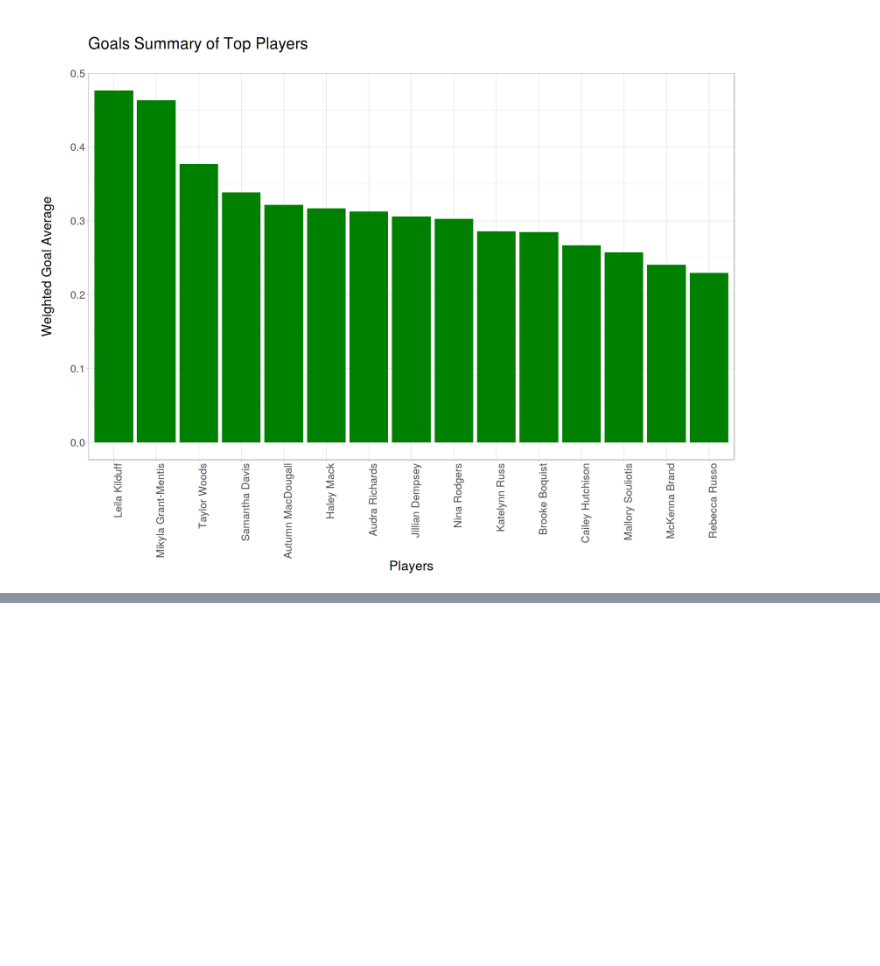
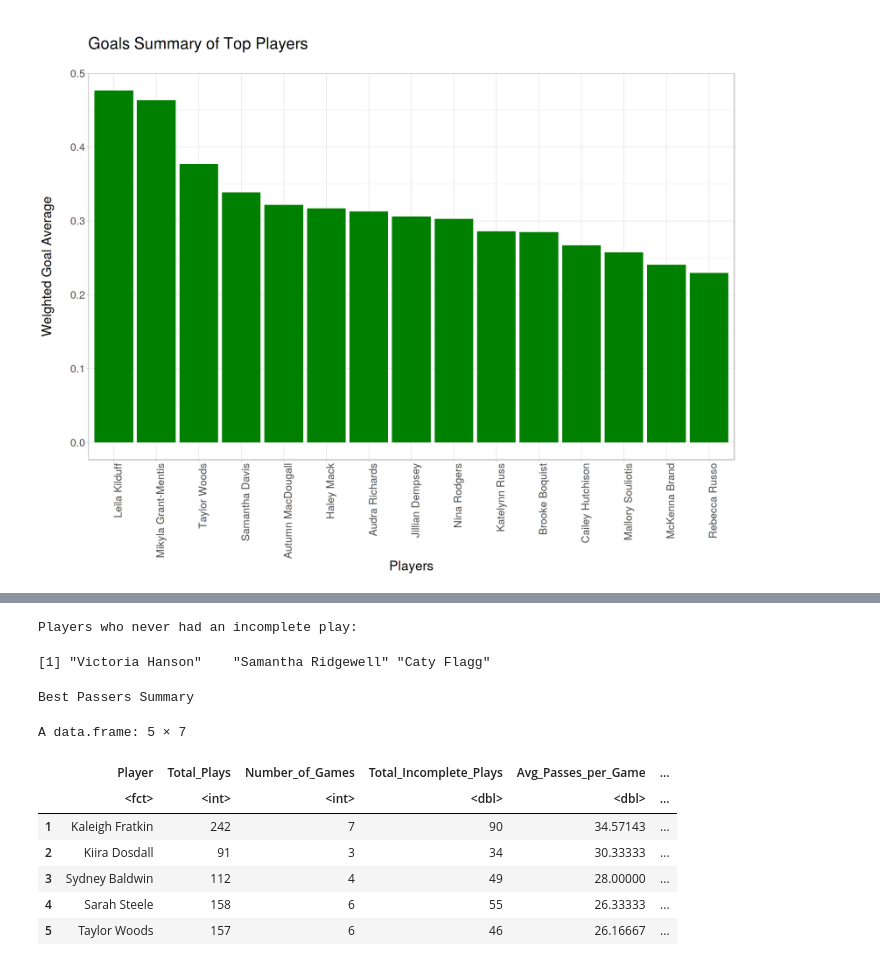
Before and after one commit to Harithap13/Rotman-Summer-NHWL-Datathon, a Jupyter notebook: rsd-nhwl-understanding-data.ipynb, the cells around one changed output, grey strips where cells are left out. Drawn from its saved outputs; the diff is of its cells as text; code cells hidden in the pictures; blank space fills up the shorter version.

```diff
--- a/rsd-nhwl-understanding-data.ipynb
+++ b/rsd-nhwl-understanding-data.ipynb
@@ -496,0 +519,79 @@ print(output)
+# %%
+# Getting the best Passers
+
+# Average Plays:
+# 1. Plays per Game
+# 2. Plays per (Total Plays - successful and unsuccessful)
+# 3. Weighted average of the 1. and 2.
+
+
+## Player wise grouping for the 7 days league:
+
+# Total passes scored
+total_plays_df <- play_df %>%
+                    group_by(Player) %>%
+                    count(Event, sort=TRUE)
+names(total_plays_df)[names(total_plays_df) == "n"] <- "Total_Plays"
+drop_colnames <- c("Event")
+total_plays_df <- total_plays_df[ , !(names(total_plays_df) %in% drop_colnames)]
+
+
+# Total games played
+total_games_df <- nhwl_df %>%
+                    group_by(Player) %>%
+                    summarise(Number_of_Games = n_distinct(game_date))
+
+
+# Total passes (unsuccessful) attempted by the players
+total_incomplete_plays_df <- incomplete_play_df %>%
+                                group_by(Player) %>%
+                                count(Event, sort=TRUE)
+names(total_incomplete_plays_df)[names(total_incomplete_plays_df) == "n"] <- "Total_Incomplete_Plays"
+drop_colnames <- c("Event")
+total_incomplete_plays_df <- total_incomplete_plays_df[ , !(names(total_incomplete_plays_df) %in% drop_colnames)]
+## now this dataframe has 3 less players meaning 3 players have played and didn't have any incomplete plays
+
+## Summary of players who never had an incomplete play
+players_play = as.vector(total_plays_df$Player)
+players_incomplete_play = as.vector(total_incomplete_plays_df$Player)
+cat("Players who never had an incomplete play: ")
+setdiff(players_play, players_incomplete_play)
+cat("\n")
+
+# Adding those players
+added_players<-data.frame(c("Victoria Hanson", "Samantha Ridgewell", "Caty Flagg"),
+                          c(0,0,0))
+names(added_players)<-c("Player","Total_Incomplete_Plays")
+total_incomplete_plays_df <- rbind.data.frame(total_incomplete_plays_df, added_players)
+
+# Merging the tables to form the summary
+play_summary_df <- merge(total_plays_df, total_games_df, by=c("Player"), all.total_plays_df=TRUE)
+play_summary_df <- merge(play_summary_df, total_incomplete_plays_df, by=c("Player"), all.play_summary_df=TRUE)
+
+# Getting the average and weighted average
+play_summary_df <- transform(play_summary_df, Avg_Passes_per_Game = as.numeric(Total_Plays) / as.numeric(Number_of_Games))
+play_summary_df <- transform(play_summary_df, Avg_Success_Passes_per_Play = as.numeric(Total_Plays) / (as.numeric(Total_Incomplete_Plays) + as.numeric(Total_Plays)))
+play_summary_df <- transform(play_summary_df, Weighted_Pass_Avg = ((as.numeric(Avg_Passes_per_Game) + as.numeric(Avg_Success_Passes_per_Play))/2))
+
+# Sort by weighted goal average
+play_summary_df <- play_summary_df[with(play_summary_df, order(-Weighted_Pass_Avg)), ]
+
+# Reset index to get rankings
+row.names(play_summary_df) <- NULL
+
+
+# Display final table
+cat("\nBest Passers Summary \n")
+head(play_summary_df, 5)
+# %% [output]
+Players who never had an incomplete play:
+[1] "Victoria Hanson"    "Samantha Ridgewell" "Caty Flagg"
+Best Passers Summary
+A data.frame: 5 × 7
+|  | Player | Total_Plays | Number_of_Games | Total_Incomplete_Plays | Avg_Passes_per_Game | ... |
+|  | <fct> | <int> | <int> | <dbl> | <dbl> | ... |
+| 1 | Kaleigh Fratkin | 242 | 7 | 90 | 34.57143 | ... |
+| 2 | Kiira Dosdall | 91 | 3 | 34 | 30.33333 | ... |
+| 3 | Sydney Baldwin | 112 | 4 | 49 | 28.00000 | ... |
+| 4 | Sarah Steele | 158 | 6 | 55 | 26.33333 | ... |
+| 5 | Taylor Woods | 157 | 6 | 46 | 26.16667 | ... |
```
Also changed, not shown: parts of 8 cells of this notebook.
